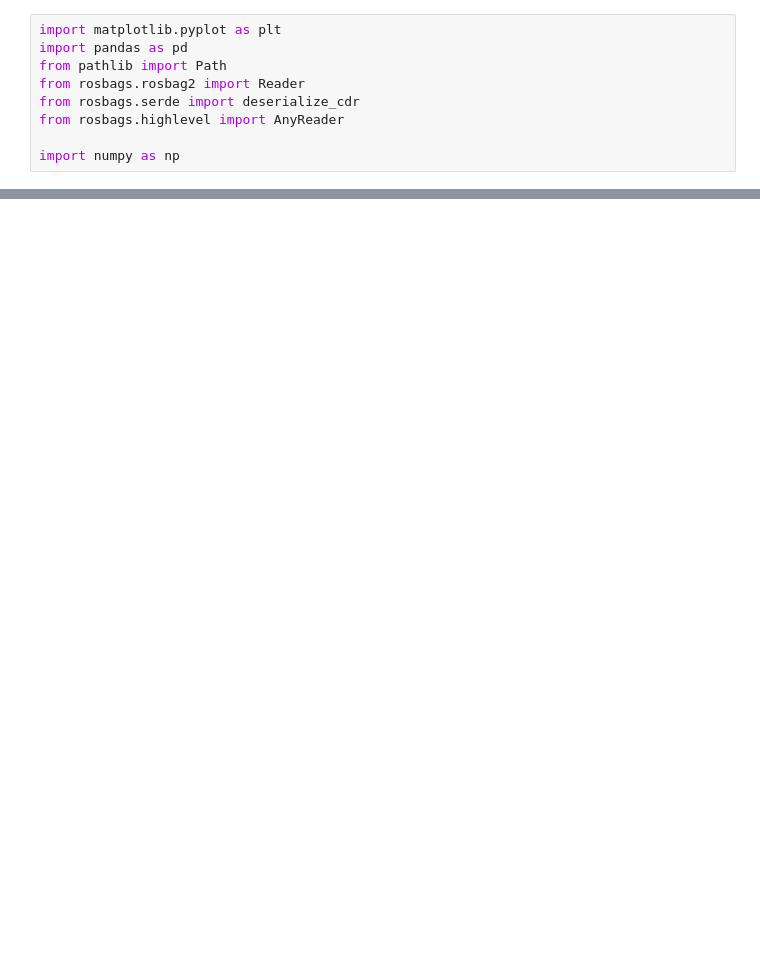
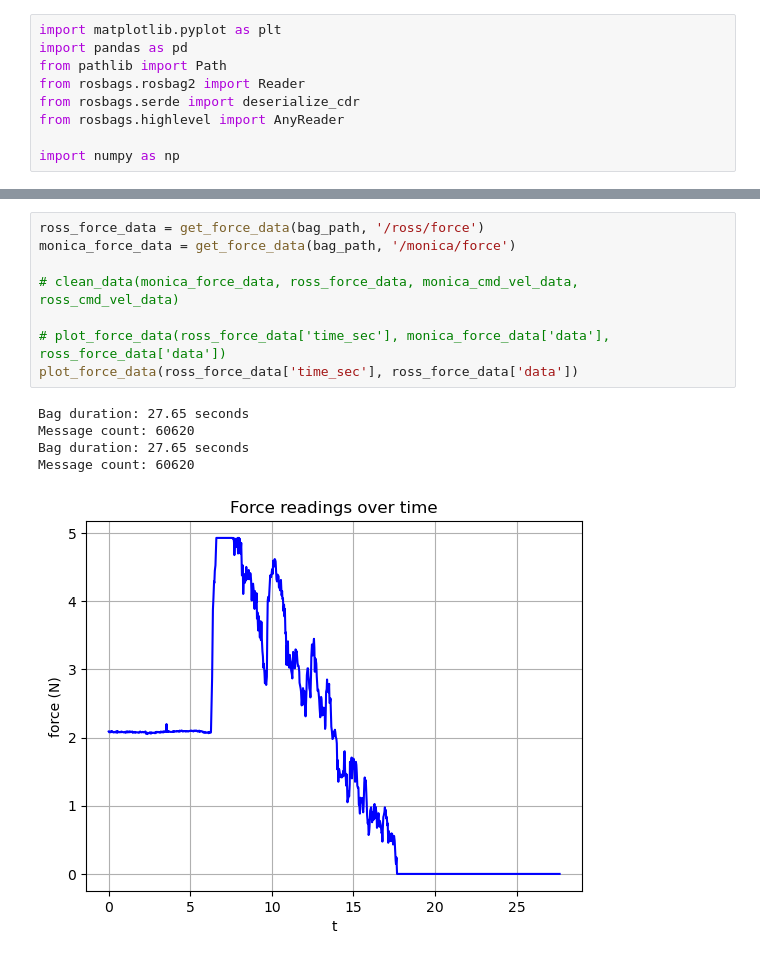
Before and after one commit to BCLab-UNM/MARIAM, a Jupyter notebook: analysis/vicon_experiments/vicon_experiments.ipynb, the cells around one changed output, grey strips where cells are left out. Saved outputs shown, nothing was run; the diff lists cells and outputs as text; blank space fills up the shorter version.

```diff
--- a/analysis/vicon_experiments/vicon_experiments.ipynb
+++ b/analysis/vicon_experiments/vicon_experiments.ipynb
@@ -169,0 +256,14 @@ Message count: 101001
+# %%
+ross_force_data = get_force_data(bag_path, '/ross/force')
+monica_force_data = get_force_data(bag_path, '/monica/force')
+
+# clean_data(monica_force_data, ross_force_data, monica_cmd_vel_data, ross_cmd_vel_data)
+
+# plot_force_data(ross_force_data['time_sec'], monica_force_data['data'], ross_force_data['data'])
+plot_force_data(ross_force_data['time_sec'], ross_force_data['data'])
+# %% [output]
+Bag duration: 27.65 seconds
+Message count: 60620
+Bag duration: 27.65 seconds
+Message count: 60620
+[figure, added]
```
Also changed, not shown: parts of 7 cells of this notebook, 7 other files.
